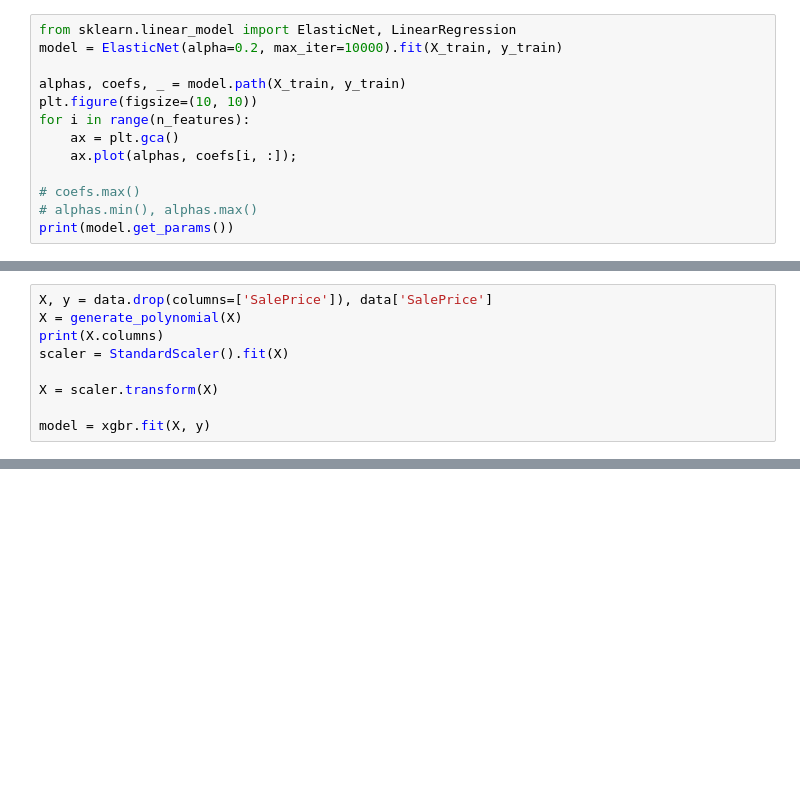
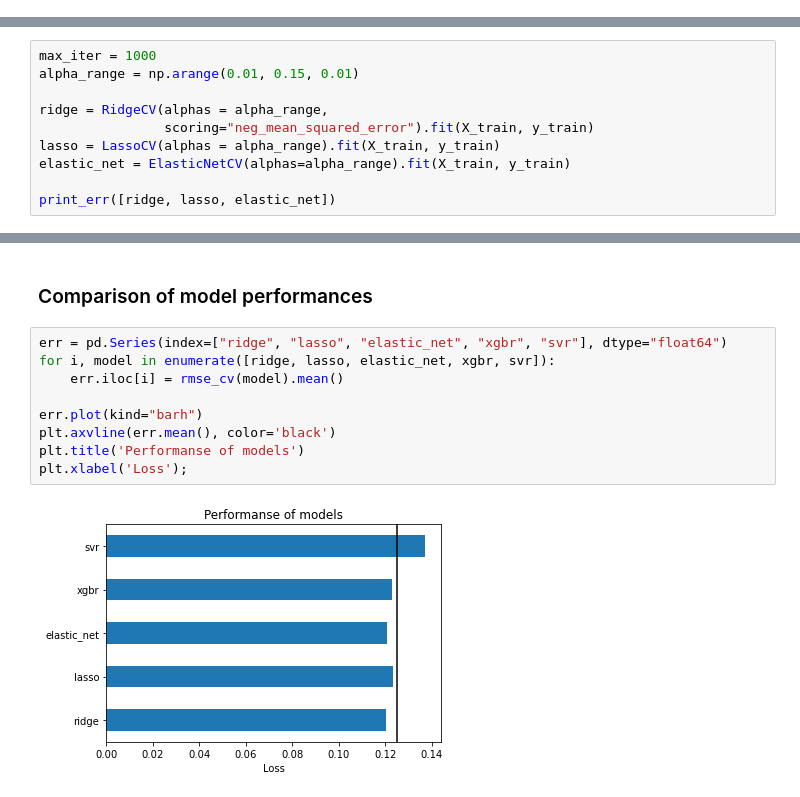
Before and after one commit to pbilinskyi/housing-price-prediction, a Jupyter notebook: training_and_model_selection.ipynb, the cells around one changed output, grey strips where cells are left out. Drawn from its saved outputs; the diff is of its cells as text; blank space fills up the shorter version.

```diff
--- a/training_and_model_selection.ipynb
+++ b/training_and_model_selection.ipynb
@@ -235,13 +0,0 @@ RMSE.plot(kind="barh")
-# %%
-from sklearn.linear_model import ElasticNet, LinearRegression
-model = ElasticNet(alpha=0.2, max_iter=10000).fit(X_train, y_train)
-
-alphas, coefs, _ = model.path(X_train, y_train)
-plt.figure(figsize=(10, 10))
-for i in range(n_features):
-    ax = plt.gca()
-    ax.plot(alphas, coefs[i, :]);
-
-# coefs.max()
-# alphas.min(), alphas.max()
-print(model.get_params())
@@ -299,9 +0,0 @@ MSE on test        =   2.88e-02
-# %%
-X, y = data.drop(columns=['SalePrice']), data['SalePrice']
-X = generate_polynomial(X)
-print(X.columns)
-scaler = StandardScaler().fit(X)
-
-X = scaler.transform(X)
-
-model = xgbr.fit(X, y)
@@ -376,0 +63,10 @@ Index(['LotFrontage', 'LotArea', 'Street', 'Alley', 'Utilities', 'OverallQual',
+# %%
+max_iter = 1000
+alpha_range = np.arange(0.01, 0.15, 0.01)
+
+ridge = RidgeCV(alphas = alpha_range,
+                scoring="neg_mean_squared_error").fit(X_train, y_train)
+lasso = LassoCV(alphas = alpha_range).fit(X_train, y_train)
+elastic_net = ElasticNetCV(alphas=alpha_range).fit(X_train, y_train)
+
+print_err([ridge, lasso, elastic_net])
@@ -376,0 +150,14 @@ Index(['LotFrontage', 'LotArea', 'Street', 'Alley', 'Utilities', 'OverallQual',
+# %% [markdown]
+<a id='performance'></a>
+### Comparison of model performances
+# %%
+err = pd.Series(index=["ridge", "lasso", "elastic_net", "xgbr", "svr"], dtype="float64")
+for i, model in enumerate([ridge, lasso, elastic_net, xgbr, svr]):
+    err.iloc[i] = rmse_cv(model).mean()
+
+err.plot(kind="barh")
+plt.axvline(err.mean(), color='black')
+plt.title('Performanse of models')
+plt.xlabel('Loss');
+# %% [output]
+[figure, added]
```
Also changed, not shown: parts of 38 cells of this notebook.
